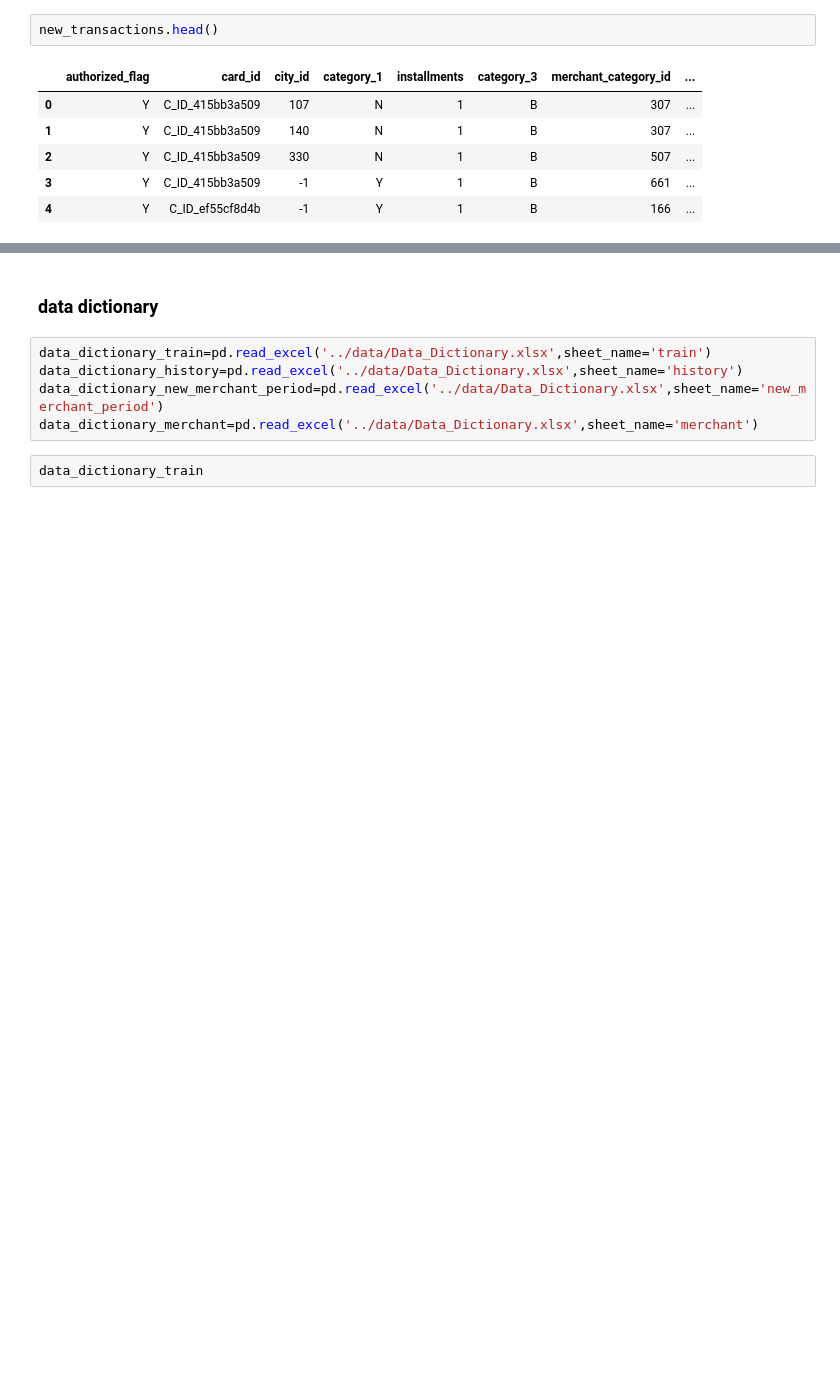
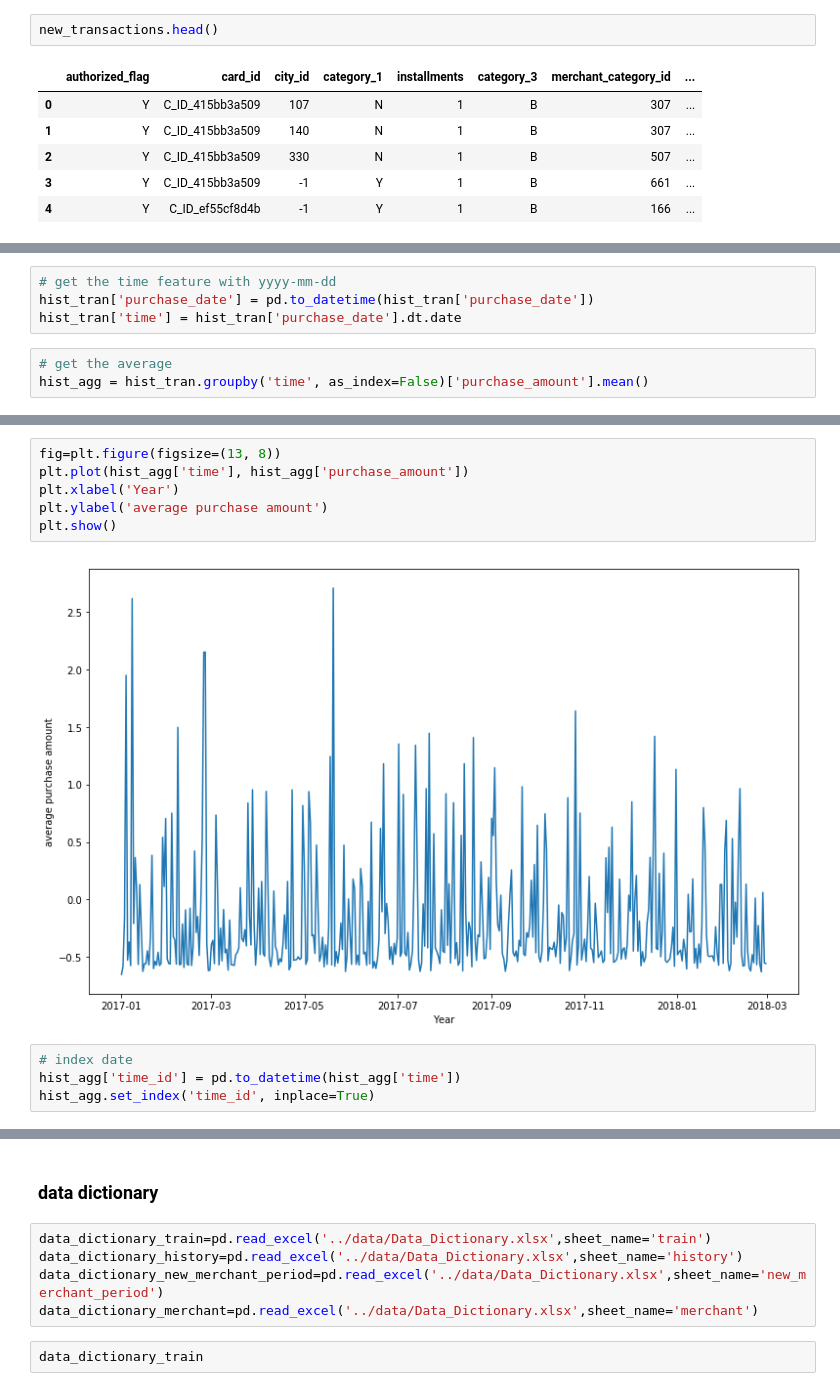
Before and after one commit to hao-sharethis/elo-cee-690, a Jupyter notebook: core/summary-statistics.ipynb, the cells around one changed output, grey strips where cells are left out. Drawn from its saved outputs; the diff is of its cells as text; blank space fills up the shorter version.

```diff
--- a/core/summary-statistics.ipynb
+++ b/core/summary-statistics.ipynb
@@ -74,0 +113,7 @@ new_transactions.head()
+# %%
+# get the time feature with yyyy-mm-dd
+hist_tran['purchase_date'] = pd.to_datetime(hist_tran['purchase_date'])
+hist_tran['time'] = hist_tran['purchase_date'].dt.date
+# %%
+# get the average
+hist_agg = hist_tran.groupby('time', as_index=False)['purchase_amount'].mean()
@@ -74,0 +129,12 @@ new_transactions.head()
+# %%
+fig=plt.figure(figsize=(13, 8))
+plt.plot(hist_agg['time'], hist_agg['purchase_amount'])
+plt.xlabel('Year')
+plt.ylabel('average purchase amount')
+plt.show()
+# %% [output]
+[figure, added]
+# %%
+# index date
+hist_agg['time_id'] = pd.to_datetime(hist_agg['time'])
+hist_agg.set_index('time_id', inplace=True)
```
Also changed, not shown: parts of 35 cells of this notebook, 6 other files.
